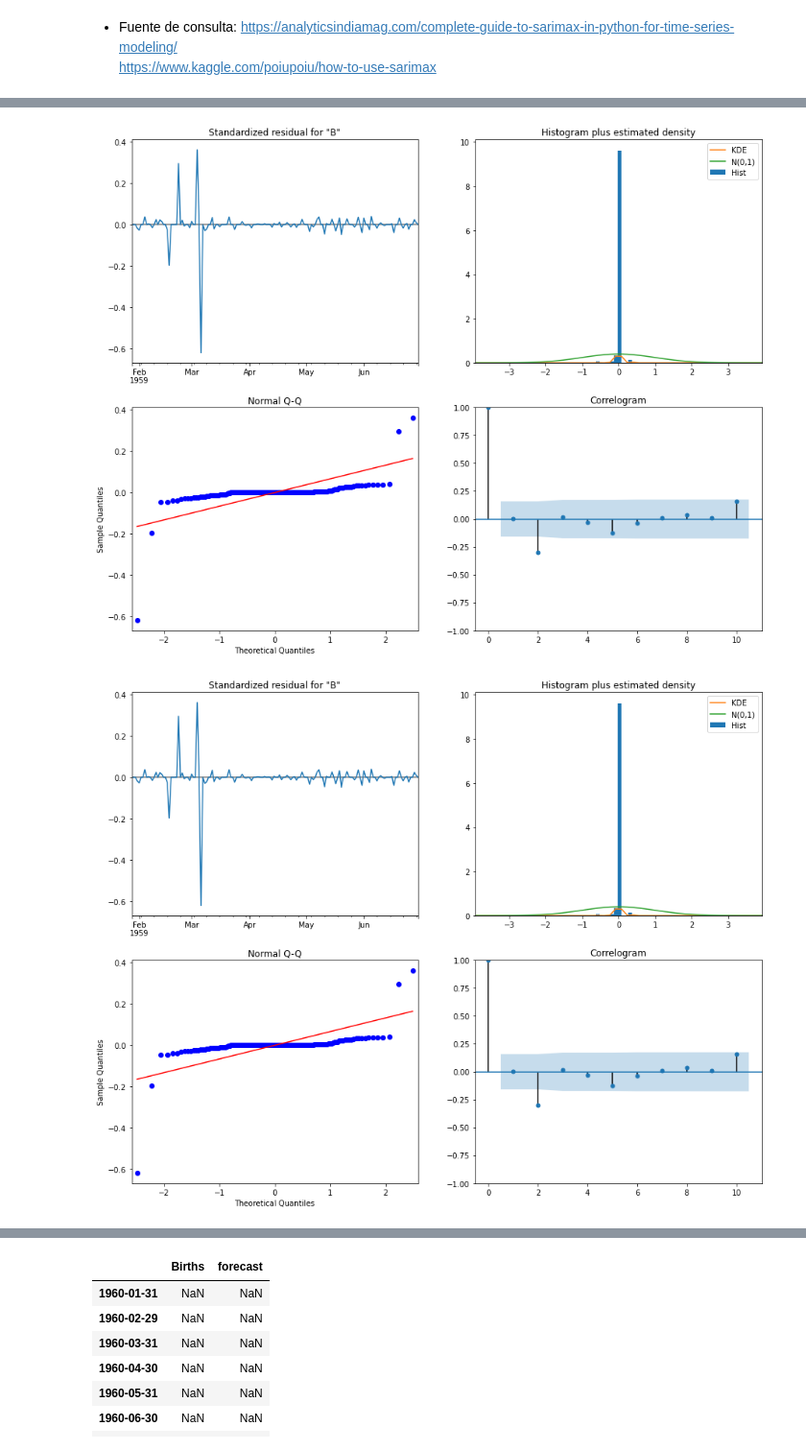
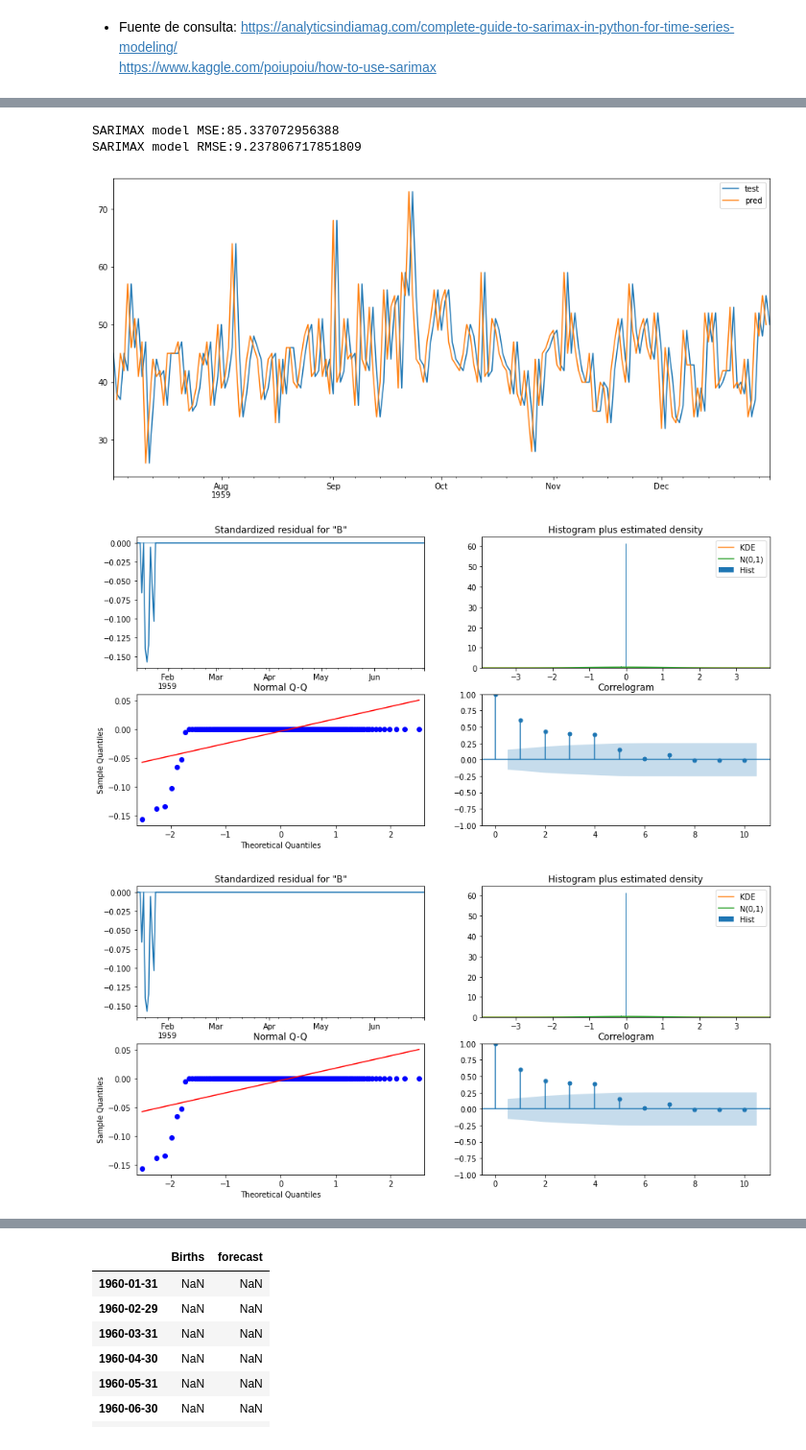
Before and after one commit to CamilaGO/Lab7-ds, a Jupyter notebook: Laboratorio 7 - Female Births.ipynb, the cells around one changed output, grey strips where cells are left out. Shown at 96% size. Saved outputs shown, nothing was run; the diff lists cells and outputs as text; code cells hidden in the pictures.

```diff
--- a/Laboratorio 7 - Female Births.ipynb
+++ b/Laboratorio 7 - Female Births.ipynb
@@ -78,7 +109,7 @@ def prediccion_promedio(historia, config):
 https://www.kaggle.com/poiupoiu/how-to-use-sarimax
 # %%
 sarimax = sm.tsa.statespace.SARIMAX(tra,order=(1,1,1),seasonal_order=(1,1,1,12),exog = tra,
-                                enforce_stationarity=False, enforce_invertibility=False,freq='D').fit()
+                                enforce_invertibility=False,freq='D').fit()
 sarimax.summary()
 # %% [output]
 SARIMAX Results
@@ -116,15 +148,21 @@ plt.show()
 # %%
-# Esto funcionaba? no me funciono
-# No, no funcionaba
-# from sklearn.metrics import mean_squared_error
-# pred = sarimax.predict('1959-06-31','1959-12-31',exog = tes)[1:]
-# print('SARIMAX model MSE:{}'.format(mean_squared_error(tes, pred)))
+from sklearn.metrics import mean_squared_error
+pred = sarimax.predict('1959-07-02','1959-12-30', exog = tes)[1:]
+tes1 = tes[:181]
+print('SARIMAX model MSE:{}'.format(mean_squared_error(tes1, pred)))
+print('SARIMAX model RMSE:{}'.format(sqrt(mean_squared_error(tes1, pred))))
+# %% [output]
+SARIMAX model MSE:85.337072956388
+SARIMAX model RMSE:9.237806717851809
 # %%
-# pd.DataFrame({'test':tes,'pred':pred}).plot();plt.show()
+pd.DataFrame({'test':tes,'pred':pred}).plot(figsize=(15, 7))
+plt.show()
+# %% [output]
+[figure, added]
 # %%
-sarimax.plot_diagnostics(figsize=(15, 12))
+sarimax.plot_diagnostics(figsize=(15, 7))
 # %% [output]
-[figure, old version]
+[figure, new version]
-[figure, old version]
+[figure, new version]
 # %%
 #Mean Square Error
```
Also changed, not shown: parts of 30 cells of this notebook, 1 other file.
